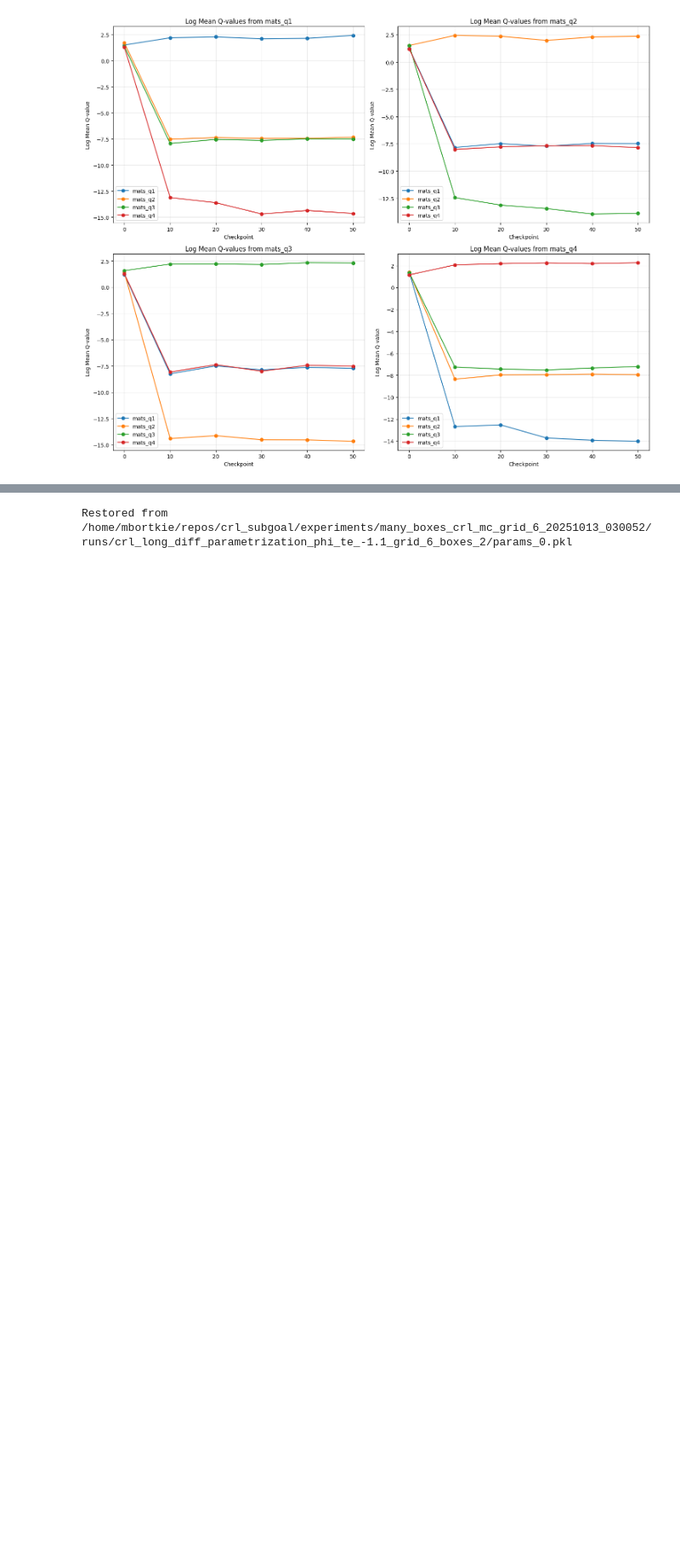
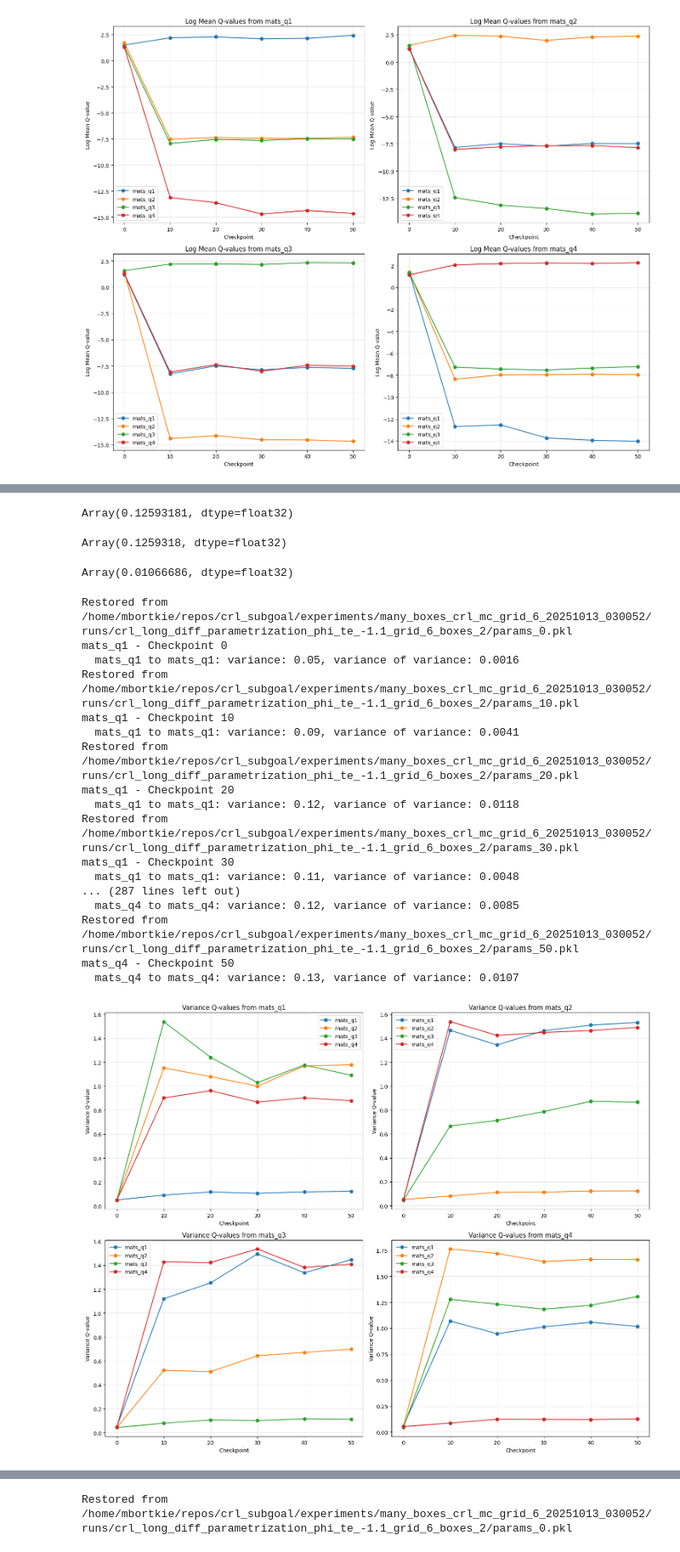
Before and after one commit to wladekpal/golden-standard, a Jupyter notebook: notebooks/plotting/13_10_25_MB_post_hoc_crl_analysis.ipynb, the cells around one changed output, grey strips where cells are left out. Shown at 85% size. Cells and saved outputs as stored; diff of their text form; code cells hidden in the pictures; blank space fills up the shorter version.

Commit message:
chore: analysis of q variance also for CRL

```diff
--- a/notebooks/plotting/13_10_25_MB_post_hoc_crl_analysis.ipynb
+++ b/notebooks/plotting/13_10_25_MB_post_hoc_crl_analysis.ipynb
@@ -498,0 +517,7 @@ mats_q4 - Checkpoint 50
+# %%
+all_actions = jnp.tile(jnp.arange(6), (base_mat.shape[0], 1))  # B x 6
+qs = jax.lax.stop_gradient(jax.vmap(agent.network.select('critic'), in_axes=(None, None, 1))(base_mat, mat, all_actions)) # 6 x 2 x B
+qs = qs.mean(axis=1) # 6 x B
+qs = jnp.log(qs)
+log_mean = qs.transpose(1, 0) # B x 6
+log_mean.shape
@@ -498,0 +574,73 @@ mats_q4 - Checkpoint 50
+# %%
+(log_mean - log_mean.mean(axis=1, keepdims=True)).var(axis=1).mean()
+# %% [output]
+Array(0.12593181, dtype=float32)
+# %%
+(log_mean - log_mean.mean(axis=1, keepdims=True)).var()
+# %% [output]
+Array(0.1259318, dtype=float32)
+# %%
+(log_mean - log_mean.mean(axis=1, keepdims=True)).var(axis=1).var()
+# %% [output]
+Array(0.01066686, dtype=float32)
+# %%
+# Collect data for plotting
+checkpoints = range(0, EPOCHS, EVAL_EVERY)
+
+# Create subplots for each matrix
+fig, axes = plt.subplots(2, 2, figsize=(15, 12))
+axes = axes.flatten()
+
+for idx, (base_mat_name, base_mat) in enumerate([("mats_q1", mats_q1), ("mats_q2", mats_q2), ("mats_q3", mats_q3), ("mats_q4", mats_q4)]):
+    results = {mat_name: [] for mat_name in ["mats_q1", "mats_q2", "mats_q3", "mats_q4"]}
+
+    for mat_name, mat in [("mats_q1", mats_q1), ("mats_q2", mats_q2), ("mats_q3", mats_q3), ("mats_q4", mats_q4)]:
+        for checkpoint in checkpoints:
+            agent, config = restore_agent(example_batch, MODEL_PATH, checkpoint)
+            print(f"{base_mat_name} - Checkpoint {checkpoint}")
+
+            # q1, q2 = agent.network.select('critic')(base_mat, mat, traj_actions)
+
+            all_actions = jnp.tile(jnp.arange(6), (base_mat.shape[0], 1))  # B x 6
+            qs = jax.lax.stop_gradient(jax.vmap(agent.network.select('critic'), in_axes=(None, None, 1))(base_mat, mat, all_actions)) # 6 x 2 x B
+            qs = qs.mean(axis=1) # 6 x B
+            qs = jnp.log(qs)
+            log_mean = qs.transpose(1, 0) # B x 6
+            variance = (log_mean - log_mean.mean(axis=1, keepdims=True)).var(axis=1).mean()
+            results[mat_name].append(variance)
+            variance_of_variance = (log_mean - log_mean.mean(axis=1, keepdims=True)).var(axis=1).var()
+            print(f"  {base_mat_name} to {mat_name}: variance: {variance:.2f}, variance of variance: {variance_of_variance:.4f}")
+        print()
+
+    # Plot results for this base matrix
+    ax = axes[idx]
+    for mat_name in results.keys():
+        ax.plot(list(checkpoints), results[mat_name], marker='o', label=mat_name)
+
+    ax.set_xlabel('Checkpoint')
+    ax.set_ylabel('Variance Q-value')
+    ax.set_title(f'Variance Q-values from {base_mat_name}')
+    ax.legend()
+    ax.grid(True, alpha=0.3)
+
+plt.tight_layout()
+plt.show()
+# %% [output]
+Restored from /home/mbortkie/repos/crl_subgoal/experiments/many_boxes_crl_mc_grid_6_20251013_030052/runs/crl_long_diff_parametrization_phi_te_-1.1_grid_6_boxes_2/params_0.pkl
+mats_q1 - Checkpoint 0
+  mats_q1 to mats_q1: variance: 0.05, variance of variance: 0.0016
+Restored from /home/mbortkie/repos/crl_subgoal/experiments/many_boxes_crl_mc_grid_6_20251013_030052/runs/crl_long_diff_parametrization_phi_te_-1.1_grid_6_boxes_2/params_10.pkl
+mats_q1 - Checkpoint 10
+  mats_q1 to mats_q1: variance: 0.09, variance of variance: 0.0041
+Restored from /home/mbortkie/repos/crl_subgoal/experiments/many_boxes_crl_mc_grid_6_20251013_030052/runs/crl_long_diff_parametrization_phi_te_-1.1_grid_6_boxes_2/params_20.pkl
+mats_q1 - Checkpoint 20
+  mats_q1 to mats_q1: variance: 0.12, variance of variance: 0.0118
+Restored from /home/mbortkie/repos/crl_subgoal/experiments/many_boxes_crl_mc_grid_6_20251013_030052/runs/crl_long_diff_parametrization_phi_te_-1.1_grid_6_boxes_2/params_30.pkl
+mats_q1 - Checkpoint 30
+  mats_q1 to mats_q1: variance: 0.11, variance of variance: 0.0048
+... (287 lines left out)
+  mats_q4 to mats_q4: variance: 0.12, variance of variance: 0.0085
+Restored from /home/mbortkie/repos/crl_subgoal/experiments/many_boxes_crl_mc_grid_6_20251013_030052/runs/crl_long_diff_parametrization_phi_te_-1.1_grid_6_boxes_2/params_50.pkl
+mats_q4 - Checkpoint 50
+  mats_q4 to mats_q4: variance: 0.13, variance of variance: 0.0107
+[figure, added]
```
Also changed, not shown: parts of 13 cells of this notebook.
